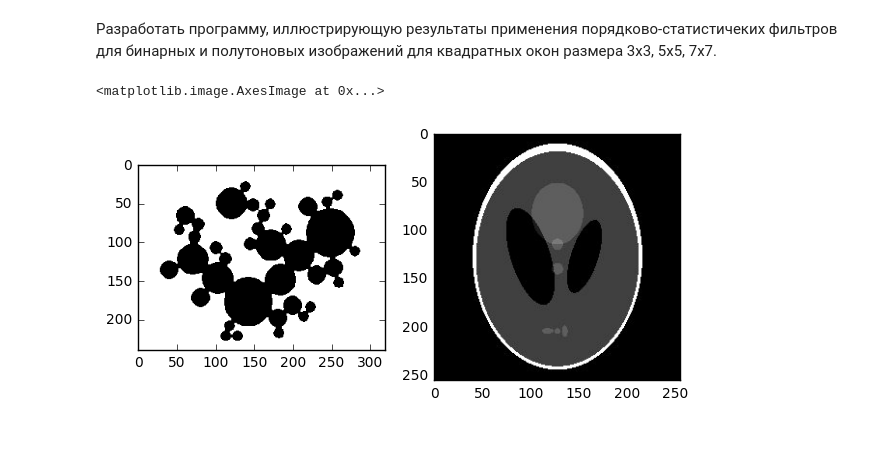
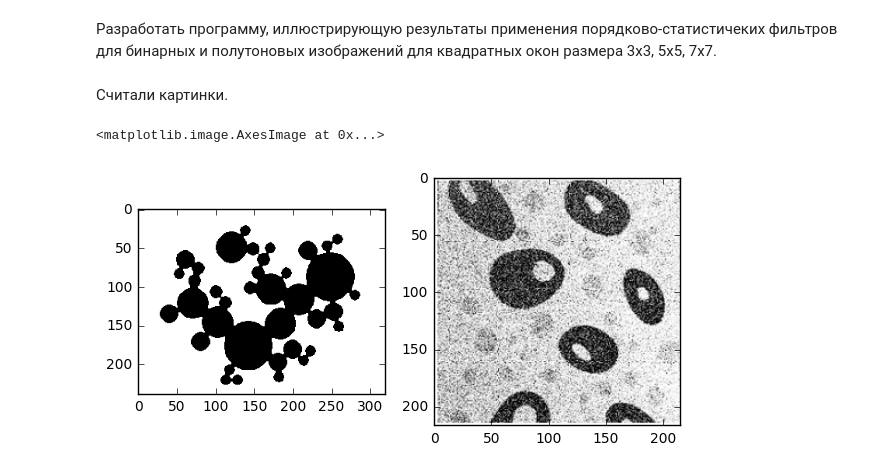
Before and after one commit to YRustt/B16-17-DIPA, a Jupyter notebook: lab5.ipynb, the cells around one changed output. Saved outputs shown, nothing was run; the diff lists cells and outputs as text; code cells hidden in the pictures; blank space fills up the shorter version.

```diff
--- a/lab5.ipynb
+++ b/lab5.ipynb
@@ -6,15 +6,16 @@
 import matplotlib.pyplot as plt
 from functions import *
 %matplotlib inline
+# %% [markdown]
+Считали картинки.
 # %%
 image_binary = read_binary_image('data/image2.png')
-image_grey = imread('data/image3.png', flatten=True)
-image_grey = np.ones(image_grey.shape) * 255 - image_grey
+image_grey = read_grey_image('data/image5.png')
 fig = plt.figure(figsize=(7, 10))
 ax1 = fig.add_subplot(221)
 ax1.imshow(image_binary, cmap='Greys')
 ax2 = fig.add_subplot(222)
 ax2.imshow(image_grey, cmap='Greys')
 # %% [output]
 <matplotlib.image.AxesImage at 0x...>
-[figure, old version]
+[figure, new version]
```
Also changed, not shown: parts of 8 cells of this notebook, 2 other files.
